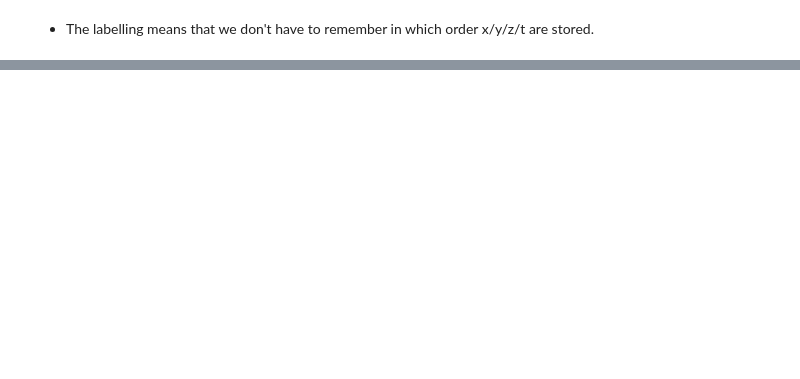
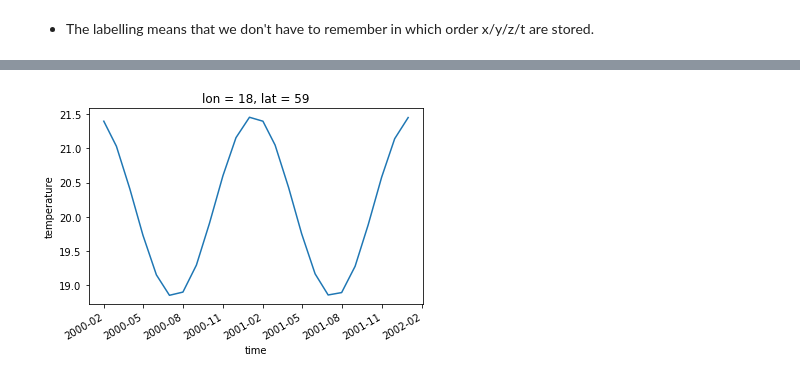
Before and after one commit to braaannigan/climate_python_intro, a Jupyter notebook: xarray_3.ipynb, the cells around one changed output, grey strips where cells are left out. Drawn from its saved outputs; the diff is of its cells as text; code cells hidden in the pictures; blank space fills up the shorter version.

```diff
--- a/xarray_3.ipynb
+++ b/xarray_3.ipynb
@@ -79,0 +100,3 @@ plt.show()
+# %%
+ds['temp_mean'] = ds.temperature.mean(dim = 'time')
+ds
@@ -79,0 +117,3 @@ plt.show()
+# %%
+ds['temp_anomalies'] = ds.temperature - ds.temp_mean
+ds
@@ -79,0 +141,5 @@ plt.show()
+# %%
+ds.temperature.sel(lat = 59,lon = 18).plot()
+plt.show()
+# %% [output]
+[figure, added]
```
Also changed, not shown: parts of 30 cells of this notebook.
